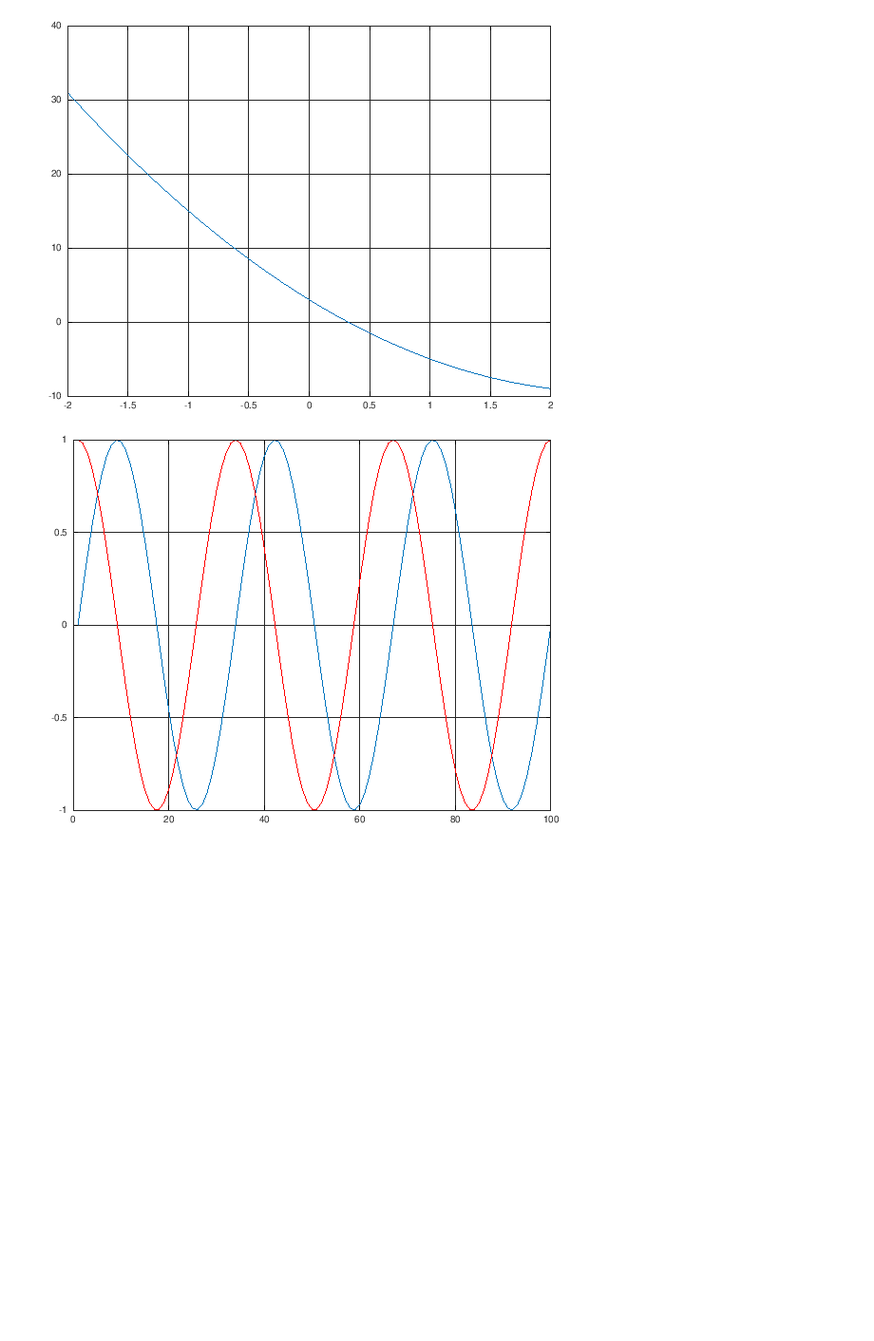
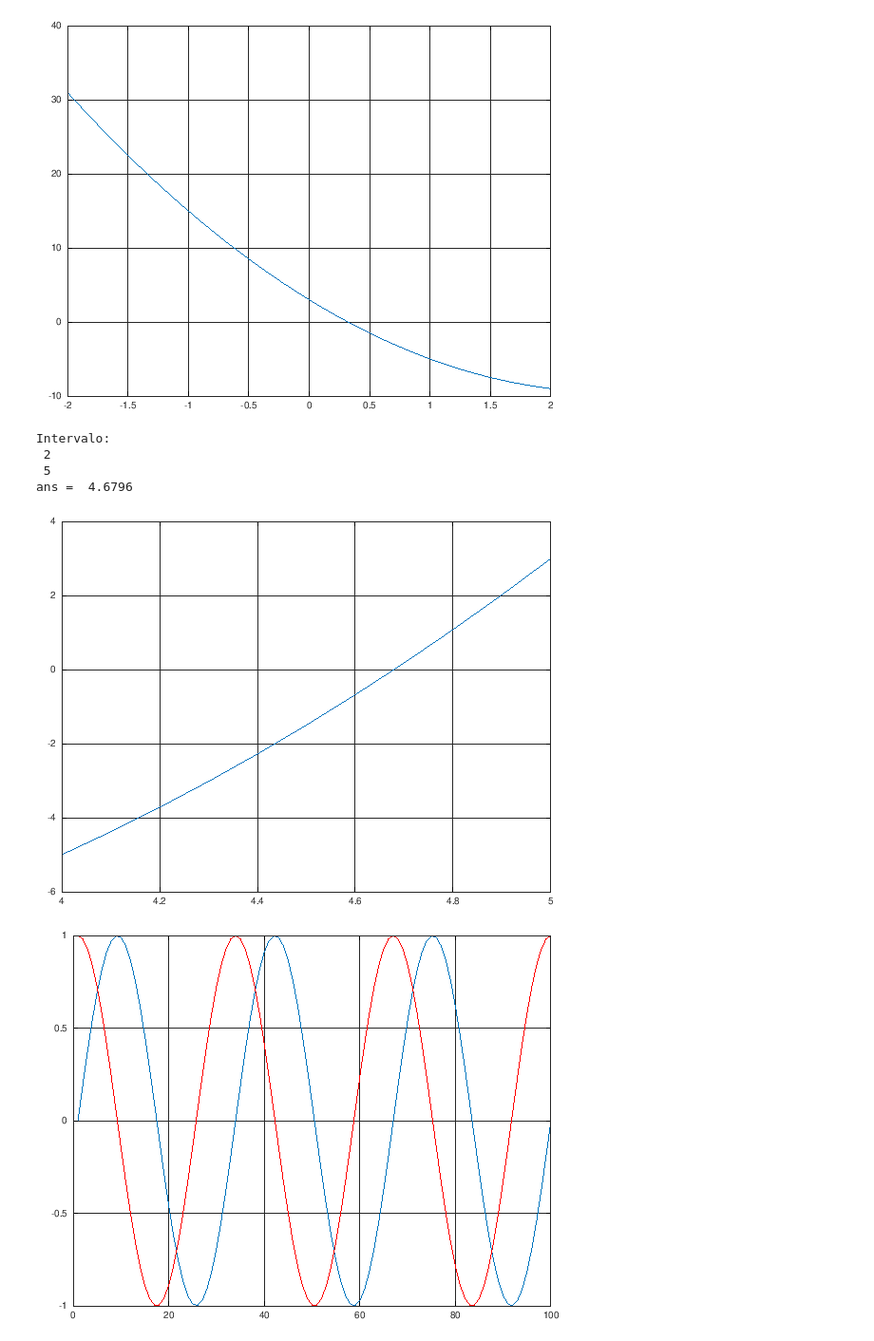
Before and after one commit to jmbsgit/octave, a Jupyter notebook: index.ipynb, the cells around one changed output. Shown: that part at 95% size. Saved outputs shown, nothing was run; the diff lists cells and outputs as text; code cells hidden in the pictures; blank space fills up the shorter version.

```diff
--- a/index.ipynb
+++ b/index.ipynb
@@ -81,6 +98,17 @@ grid on;
 # %% [output]
 ans =  0.32080
 [figure]
+# %%
+biseccion(ff,2,5,0.001)
+y=ff(4:0.1:5);
+plot(4:0.1:5,y)
+grid on;
+# %% [output]
+Intervalo:
+ 2
+ 5
+ans =  4.6796
+[figure, added]
 # %%
 t = linspace(0,6*pi,100);
 plot(sin(t))
```
Also changed, not shown: parts of 1 cell of this notebook.
